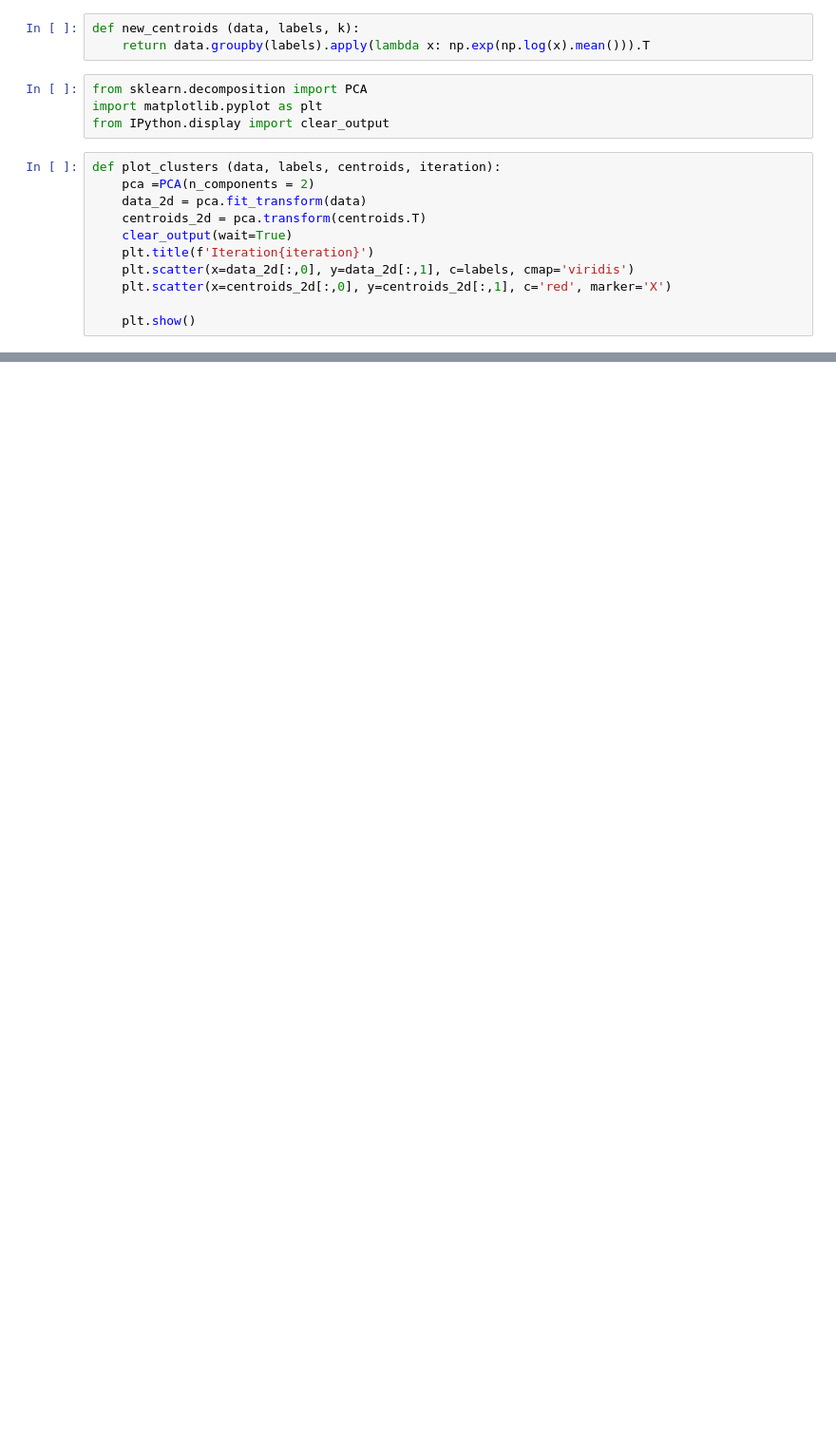
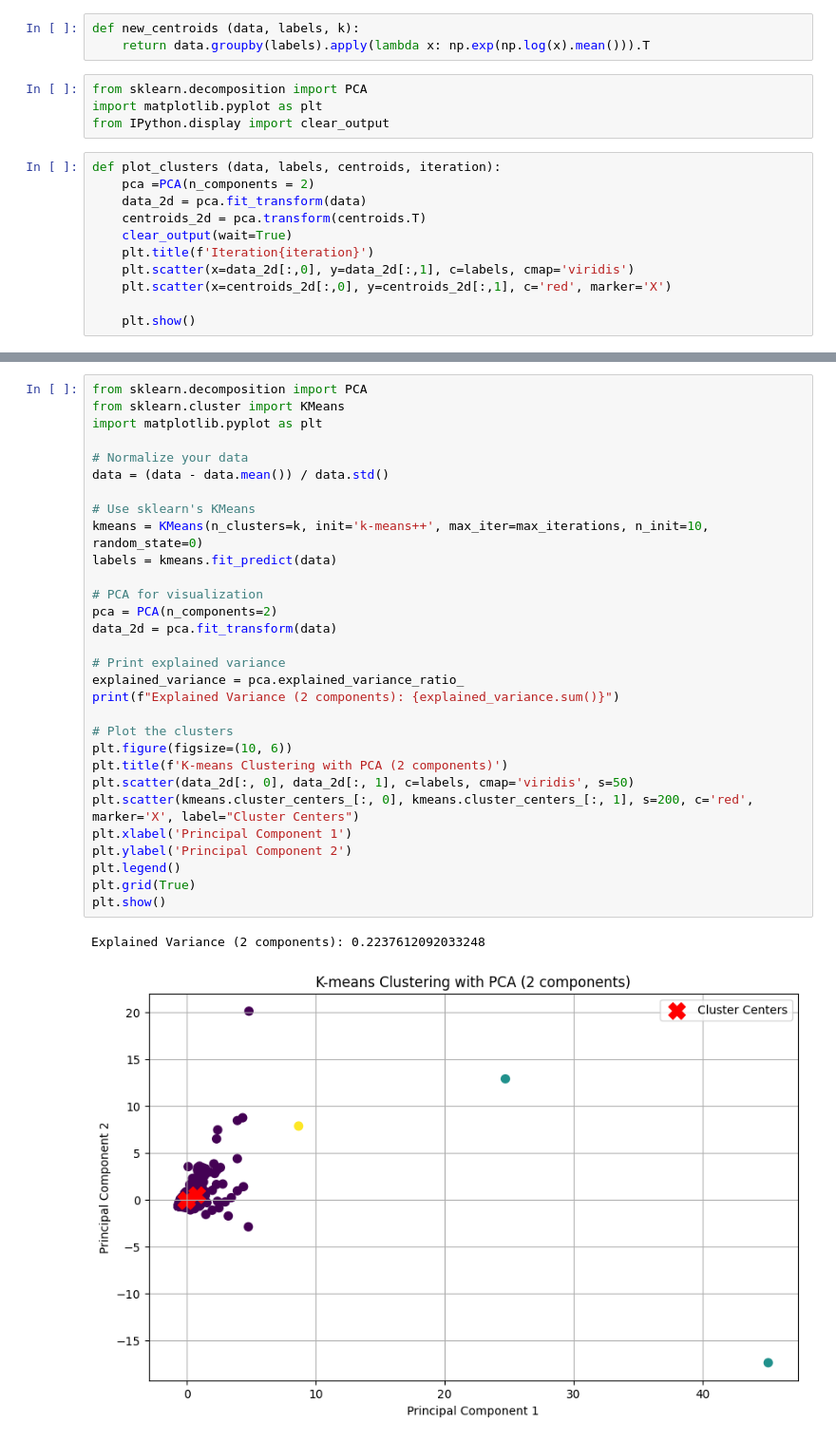
Before and after one commit to AITHIOMB/Home-Health-Impact, a Jupyter notebook: Aissatou T/DataPrep.ipynb, the cells around one changed output, grey strips where cells are left out. Shown at 95% size. Drawn from its saved outputs; the diff is of its cells as text; blank space fills up the shorter version.

Commit message:
clustering/ pca

```diff
--- a/Aissatou T/DataPrep.ipynb
+++ b/Aissatou T/DataPrep.ipynb
@@ -372,0 +372,33 @@ while iteration < max_iterations and not centroids.equals(old_centroids):
+# %%
+from sklearn.decomposition import PCA
+from sklearn.cluster import KMeans
+import matplotlib.pyplot as plt
+
+# Normalize your data
+data = (data - data.mean()) / data.std()
+
+# Use sklearn's KMeans
+kmeans = KMeans(n_clusters=k, init='k-means++', max_iter=max_iterations, n_init=10, random_state=0)
+labels = kmeans.fit_predict(data)
+
+# PCA for visualization
+pca = PCA(n_components=2)
+data_2d = pca.fit_transform(data)
+
+# Print explained variance
+explained_variance = pca.explained_variance_ratio_
+print(f"Explained Variance (2 components): {explained_variance.sum()}")
+
+# Plot the clusters
+plt.figure(figsize=(10, 6))
+plt.title(f'K-means Clustering with PCA (2 components)')
+plt.scatter(data_2d[:, 0], data_2d[:, 1], c=labels, cmap='viridis', s=50)
+plt.scatter(kmeans.cluster_centers_[:, 0], kmeans.cluster_centers_[:, 1], s=200, c='red', marker='X', label="Cluster Centers")
+plt.xlabel('Principal Component 1')
+plt.ylabel('Principal Component 2')
+plt.legend()
+plt.grid(True)
+plt.show()
+# %% [output]
+Explained Variance (2 components): 0.2237612092033248
+[figure, added]
```
Also changed, not shown: parts of 12 cells of this notebook.
